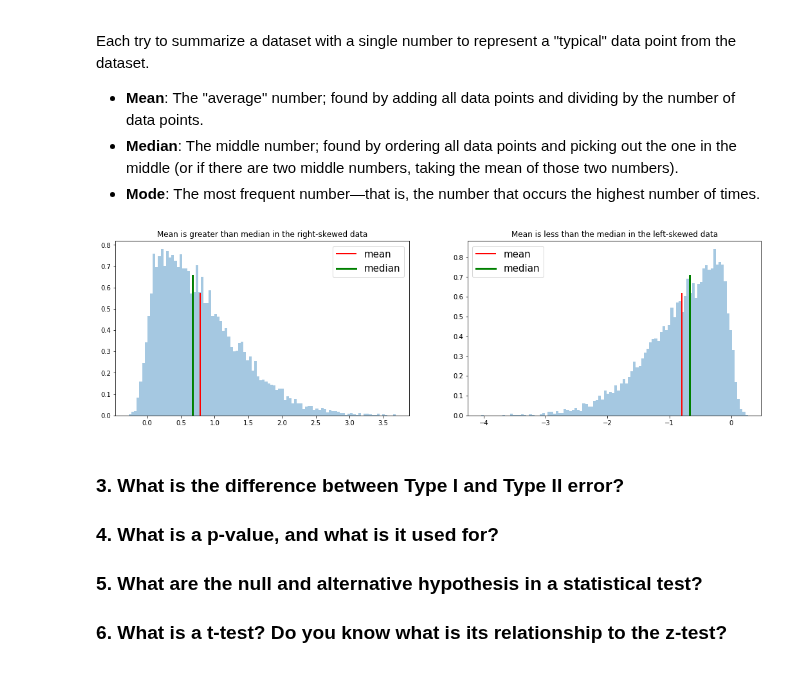
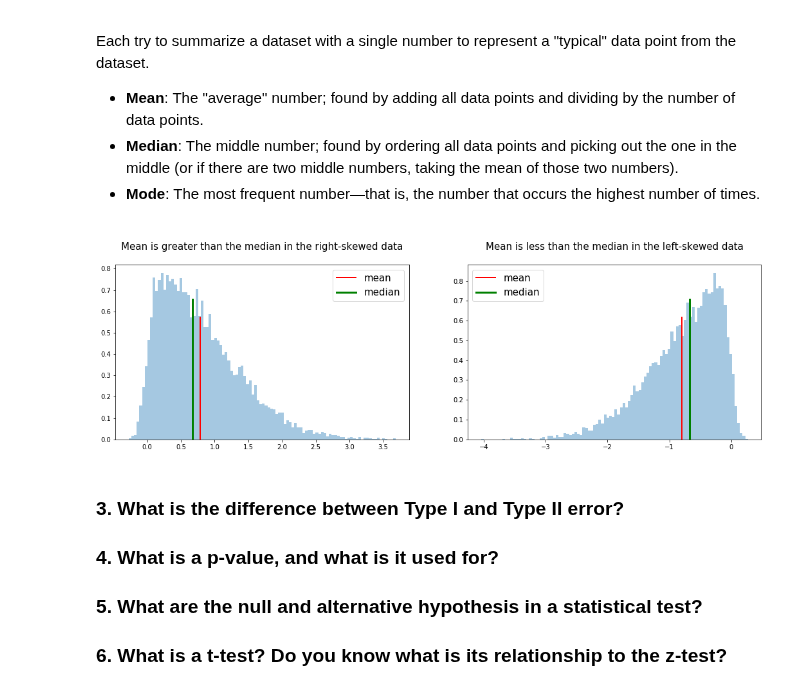
Before and after one commit to arstepanyan/Notes, a Jupyter notebook: interview_questions/springbrd_interview_practice.ipynb, the cells around one changed output. Cells and saved outputs as stored; diff of their text form; code cells hidden in the pictures.

Commit message:
change plot titles

```diff
--- a/interview_questions/springbrd_interview_practice.ipynb
+++ b/interview_questions/springbrd_interview_practice.ipynb
@@ -494,36 +494,36 @@ from scipy.stats import skewnorm
 import matplotlib.pyplot as plt
 %matplotlib inline
 
 plt.figure(figsize=(18,5))
 
 ## Simulate random data that are skewed to the right
 np.random.seed(2419)
 a = 10
 data_rightskew = skewnorm.rvs(a, size=10000)
 
 ## Plot the data with the mean and median
 plt.subplot(121)
 count, bins, ignored = plt.hist(data_rightskew, bins=100, density=True, alpha=0.4)
 _= plt.axvline(np.mean(data_rightskew), ymax=0.7, linewidth=2, color='r')
 _= plt.axvline(np.median(data_rightskew), ymax=0.8, linewidth=3, color='green')
-_= plt.title("Mean is greater than median in the right-skewed data")
+_= plt.title("\nMean is greater than the median in the right-skewed data\n", fontsize=15)
 _= plt.legend(["mean", 'median'], fontsize=15)
 
 
 ## Simulate random data that are skewed to the left
 np.random.seed(2419)
 a = -10
 data_leftskew = skewnorm.rvs(a, size=10000)
 
 ## Plot the data with the mean and median
 plt.subplot(122)
 count, bins, ignored = plt.hist(data_leftskew, bins=100, density=True, alpha=0.4)
 _= plt.axvline(np.mean(data_leftskew), ymax=0.7, linewidth=2, color='r')
 _= plt.axvline(np.median(data_leftskew), ymax=0.8, linewidth=3, color='green')
-_= plt.title("Mean is less than the median in the left-skewed data")
+_= plt.title("\nMean is less than the median in the left-skewed data\n", fontsize=15)
 _= plt.legend(["mean", 'median'], fontsize=15)
 # %% [output]
-[figure, old version]
+[figure, new version]
 # %% [markdown]
 ### 3. What is the difference between Type I and Type II error?
 ### 4. What is a p-value, and what is it used for?
```
